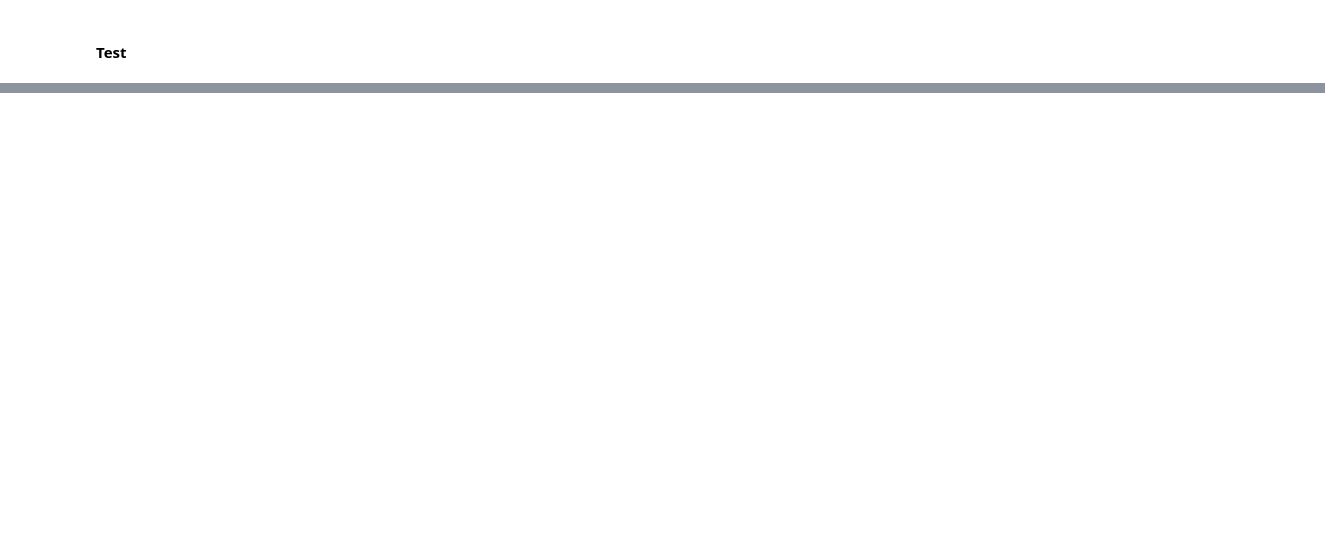
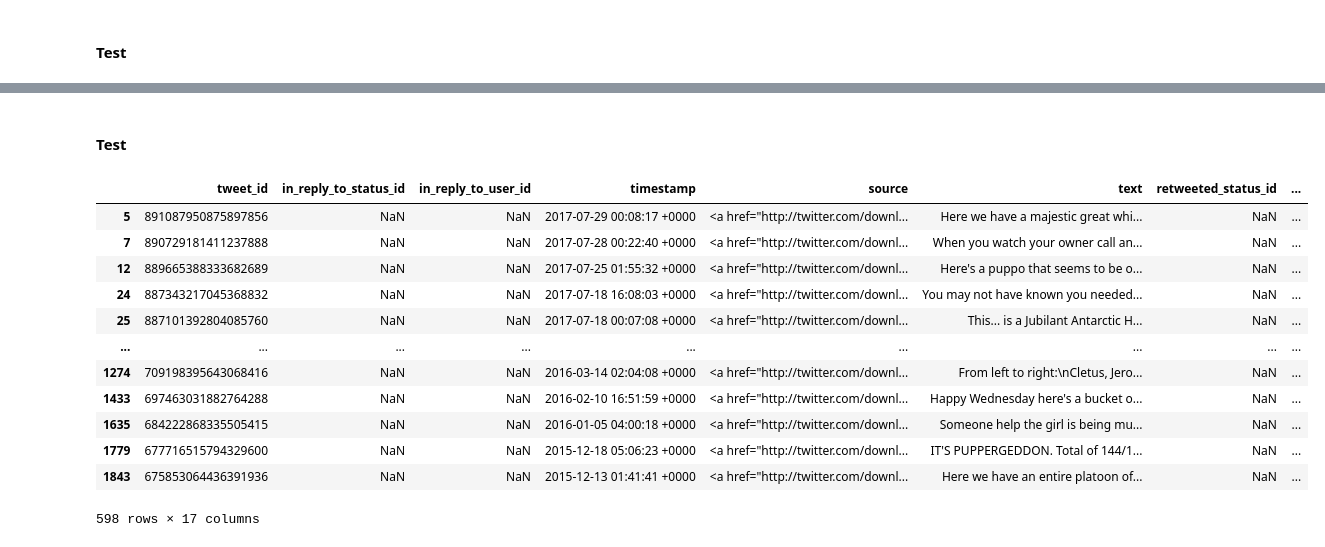
Before and after one commit to IbrahimMansey/WeRateDogs_Dataset, a Jupyter notebook: wrangle_act.ipynb, the cells around one changed output, grey strips where cells are left out. Saved outputs shown, nothing was run; the diff lists cells and outputs as text; code cells hidden in the pictures; blank space fills up the shorter version.

```diff
--- a/wrangle_act.ipynb
+++ b/wrangle_act.ipynb
@@ -620,2 +617,4 @@ As the denomirator is always equal to 10, I will keep only the numinator.
+# %%
+twitter_archive_clean = twitter_archive_clean[twitter_archive_clean.retweeted_status_id.isnull() == True]
 # %% [markdown]
 #### Test
@@ -621,0 +630,21 @@ As the denomirator is always equal to 10, I will keep only the numinator.
+# %%
+twitter_archive_clean.name = twitter_archive_clean.name.replace('None', np.NaN)
+twitter_archive_clean.name = twitter_archive_clean.name.replace(r'^\s*$', np.NaN, regex=True)
+# %% [markdown]
+#### Test
+# %%
+twitter_archive_clean[twitter_archive_clean.name.isnull() == True]
+# %% [output]
+|  | tweet_id | in_reply_to_status_id | in_reply_to_user_id | timestamp | source | text | retweeted_status_id | ... |
+| 5 | 891087950875897856 | NaN | NaN | 2017-07-29 00:08:17 +0000 | <a href="http://twitter.com/downl... | Here we have a majestic great whi... | NaN | ... |
+| 7 | 890729181411237888 | NaN | NaN | 2017-07-28 00:22:40 +0000 | <a href="http://twitter.com/downl... | When you watch your owner call an... | NaN | ... |
+| 12 | 889665388333682689 | NaN | NaN | 2017-07-25 01:55:32 +0000 | <a href="http://twitter.com/downl... | Here's a puppo that seems to be o... | NaN | ... |
+| 24 | 887343217045368832 | NaN | NaN | 2017-07-18 16:08:03 +0000 | <a href="http://twitter.com/downl... | You may not have known you needed... | NaN | ... |
+| 25 | 887101392804085760 | NaN | NaN | 2017-07-18 00:07:08 +0000 | <a href="http://twitter.com/downl... | This... is a Jubilant Antarctic H... | NaN | ... |
+| ... | ... | ... | ... | ... | ... | ... | ... | ... |
+| 1274 | 709198395643068416 | NaN | NaN | 2016-03-14 02:04:08 +0000 | <a href="http://twitter.com/downl... | From left to right:\nCletus, Jero... | NaN | ... |
+| 1433 | 697463031882764288 | NaN | NaN | 2016-02-10 16:51:59 +0000 | <a href="http://twitter.com/downl... | Happy Wednesday here's a bucket o... | NaN | ... |
+| 1635 | 684222868335505415 | NaN | NaN | 2016-01-05 04:00:18 +0000 | <a href="http://twitter.com/downl... | Someone help the girl is being mu... | NaN | ... |
+| 1779 | 677716515794329600 | NaN | NaN | 2015-12-18 05:06:23 +0000 | <a href="http://twitter.com/downl... | IT'S PUPPERGEDDON. Total of 144/1... | NaN | ... |
+| 1843 | 675853064436391936 | NaN | NaN | 2015-12-13 01:41:41 +0000 | <a href="http://twitter.com/downl... | Here we have an entire platoon of... | NaN | ... |
+598 rows × 17 columns
```
Also changed, not shown: parts of 68 cells of this notebook.
